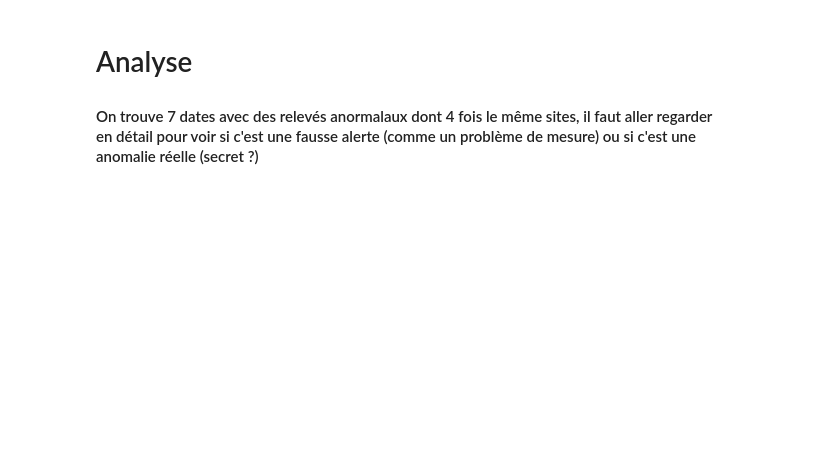
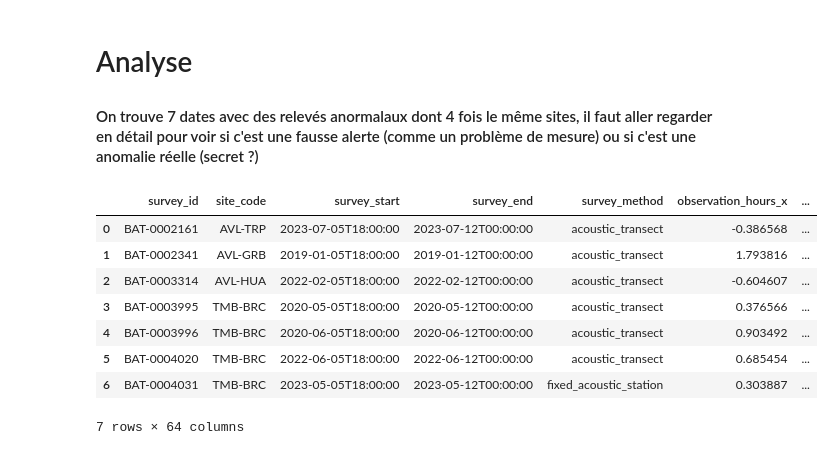
Before and after one commit to alichabaka173/20262027-UE-DataMining-Project, a Jupyter notebook: Ecology_notebook.ipynb, the cells around one changed output. Drawn from its saved outputs; the diff is of its cells as text; code cells hidden in the pictures; blank space fills up the shorter version.

```diff
--- a/Ecology_notebook.ipynb
+++ b/Ecology_notebook.ipynb
@@ -714,0 +752,6 @@ Name: cluster, dtype: int32
+# %%
+normal_bats["cluster"] = clusters
+print(normal_bats[normal_bats["cluster"] == 0].describe())
+print("#"*100)
+print(normal_bats[normal_bats["cluster"] == 1].describe())
+print("#"*100)
@@ -720,5 +781,4 @@ Name: cluster, dtype: int32
 dropped_cols = ["latitude","longitude","observation_hours","durian_yield_kg","orchard_area_ha"]
 num_cols = panel.select_dtypes(include="number").columns
 num_cols = num_cols.difference(dropped_cols)
-X = panel[num_cols].copy()
-print(X.head())
+X = panel[num_cols].copy().dropna()
@@ -769,11 +811,12 @@ plt.show()
 # %% [output]
 [figure]
 # %%
+panel = panel.dropna()
 panel["cluster"] = clusters
 
 for i in range(0,2):
     print("Cluster : ",i)
     print(panel[panel["cluster"] == i].describe())
-    print("#"*100)Cluster :  0
+    print("#"*100)
 # %% [output]
 Cluster :  0
@@ -870,3 +915,16 @@ print(panel[panel["lof_anomaly"]==1])
 # %% [markdown]
 # Analyse
 #### On trouve 7 dates avec des relevés anormalaux dont 4 fois le même sites, il faut aller regarder en détail pour voir si c'est une fausse alerte (comme un problème de mesure) ou si c'est une anomalie réelle (secret ?)
+# %%
+df_anomalies_merged = normal_bats.merge(panel[panel["lof_anomaly"]==1], on=["site_code", "month"])
+df_anomalies_merged.merge(normal_orchard, on=["site_code", "month"])
+# %% [output]
+|  | survey_id | site_code | survey_start | survey_end | survey_method | observation_hours_x | ... |
+| 0 | BAT-0002161 | AVL-TRP | 2023-07-05T18:00:00 | 2023-07-12T00:00:00 | acoustic_transect | -0.386568 | ... |
+| 1 | BAT-0002341 | AVL-GRB | 2019-01-05T18:00:00 | 2019-01-12T00:00:00 | acoustic_transect | 1.793816 | ... |
+| 2 | BAT-0003314 | AVL-HUA | 2022-02-05T18:00:00 | 2022-02-12T00:00:00 | acoustic_transect | -0.604607 | ... |
+| 3 | BAT-0003995 | TMB-BRC | 2020-05-05T18:00:00 | 2020-05-12T00:00:00 | acoustic_transect | 0.376566 | ... |
+| 4 | BAT-0003996 | TMB-BRC | 2020-06-05T18:00:00 | 2020-06-12T00:00:00 | acoustic_transect | 0.903492 | ... |
+| 5 | BAT-0004020 | TMB-BRC | 2022-06-05T18:00:00 | 2022-06-12T00:00:00 | acoustic_transect | 0.685454 | ... |
+| 6 | BAT-0004031 | TMB-BRC | 2023-05-05T18:00:00 | 2023-05-12T00:00:00 | fixed_acoustic_station | 0.303887 | ... |
+7 rows × 64 columns
```
Also changed, not shown: parts of 20 cells of this notebook, 1 other file.
